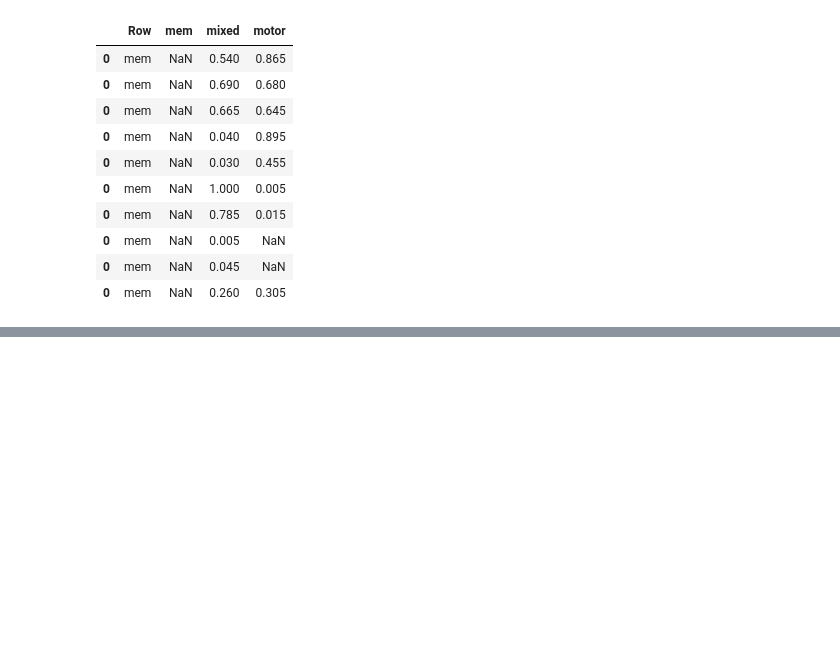
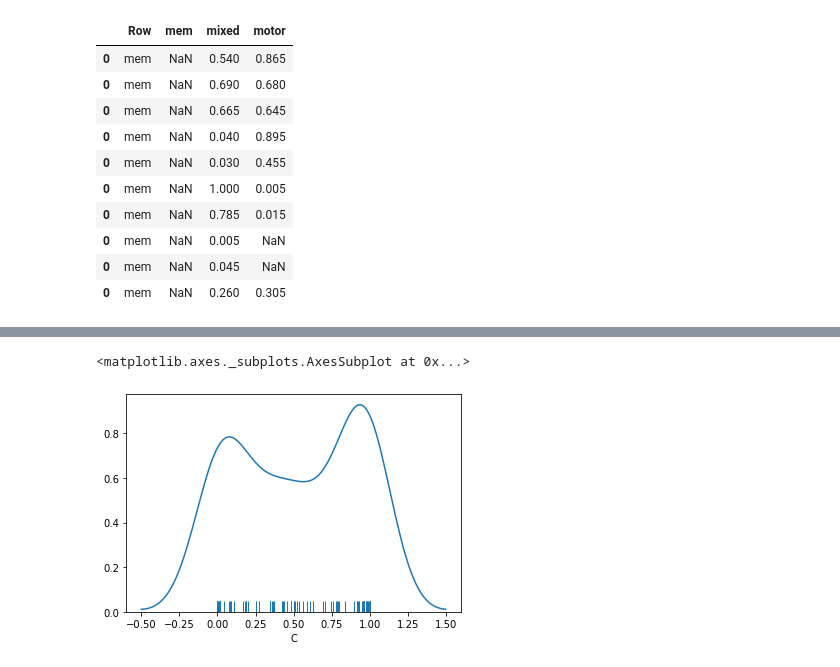
Before and after one commit to GrattonLab/MSC_Alexis, a Jupyter notebook: analysis/code/MVPA/ACC_distributions-randomPermutation.ipynb, the cells around one changed output, grey strips where cells are left out. Drawn from its saved outputs; the diff is of its cells as text; code cells hidden in the pictures; blank space fills up the shorter version.

Commit message:
mvpa ;

```diff
--- a/analysis/code/MVPA/ACC_distributions-randomPermutation.ipynb
+++ b/analysis/code/MVPA/ACC_distributions-randomPermutation.ipynb
@@ -68,3 +68,5 @@ memTest_df
 | 0 | mem | NaN | 0.005 | NaN |
 | 0 | mem | NaN | 0.045 | NaN |
 | 0 | mem | NaN | 0.260 | 0.305 |
+# %%
+df=pd.read_csv('/Users/Alexis/Desktop/MSC_Alexis/analysis/output/results/MVPA_mat/random_permutation_test/permuted_MSC06_accRandom.csv')
@@ -70,0 +82,5 @@ memTest_df
+# %%
+sns.distplot(df.C, hist=False, rug=True)
+# %% [output]
+<matplotlib.axes._subplots.AxesSubplot at 0x...>
+[figure, added]
```
Also changed, not shown: parts of 1 cell of this notebook, 5 other files.
